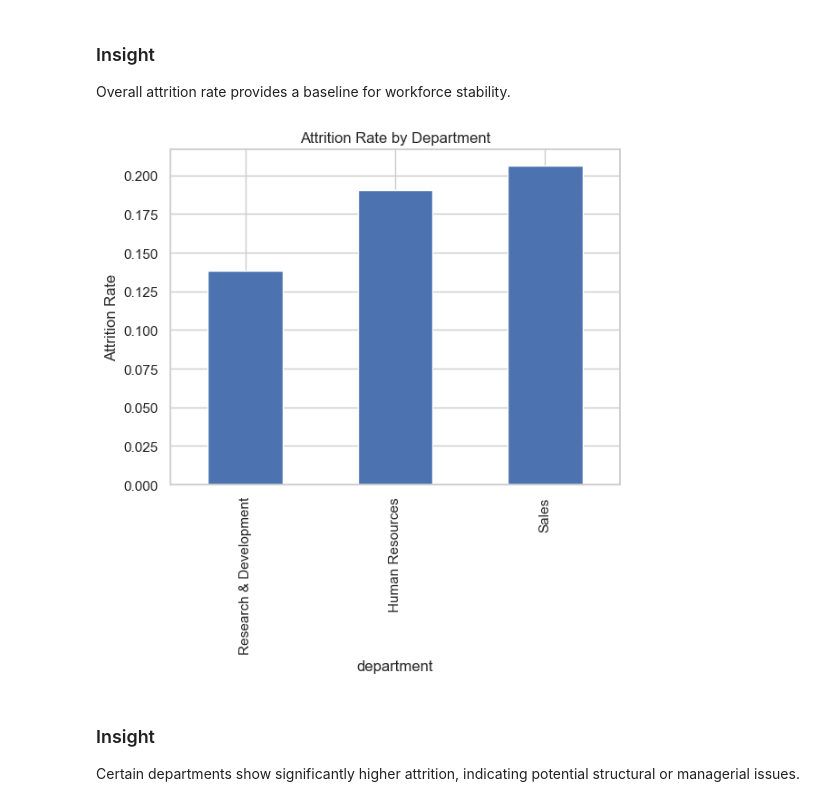
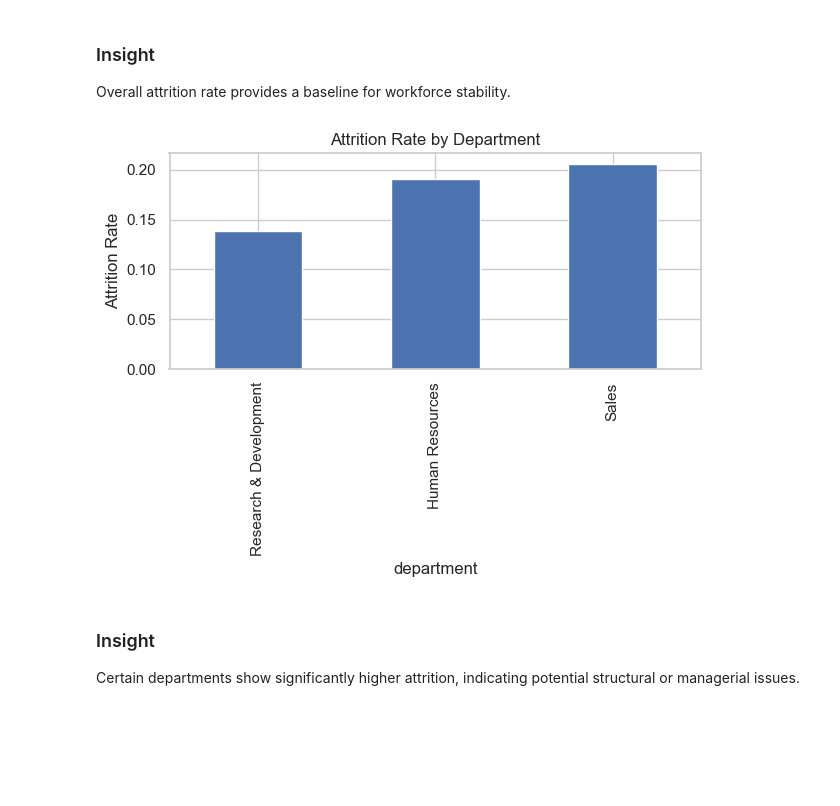
Before and after one commit to wpbates223/HR_Analytics_Project, a Jupyter notebook: notebooks/hr_analysis.ipynb, the cells around one changed output. Drawn from its saved outputs; the diff is of its cells as text; code cells hidden in the pictures; blank space fills up the shorter version.

```diff
--- a/notebooks/hr_analysis.ipynb
+++ b/notebooks/hr_analysis.ipynb
@@ -70,12 +70,15 @@ Overall attrition rate provides a baseline for workforce stability.
 # %%
 dept_attrition = df.groupby("department")["attrition_flag"].mean().sort_values()
 
 dept_attrition.plot(kind="bar")
 plt.title("Attrition Rate by Department")
 plt.ylabel("Attrition Rate")
+plt.tight_layout()
+
+plt.savefig("../dashboards/attrition_by_department.png")
 plt.show()
 # %% [output]
-[figure, old version]
+[figure, new version]
 # %% [markdown]
 ### Insight
 Certain departments show significantly higher attrition, indicating potential structural or managerial issues.
```
Also changed, not shown: parts of 3 cells of this notebook, 5 other files.
